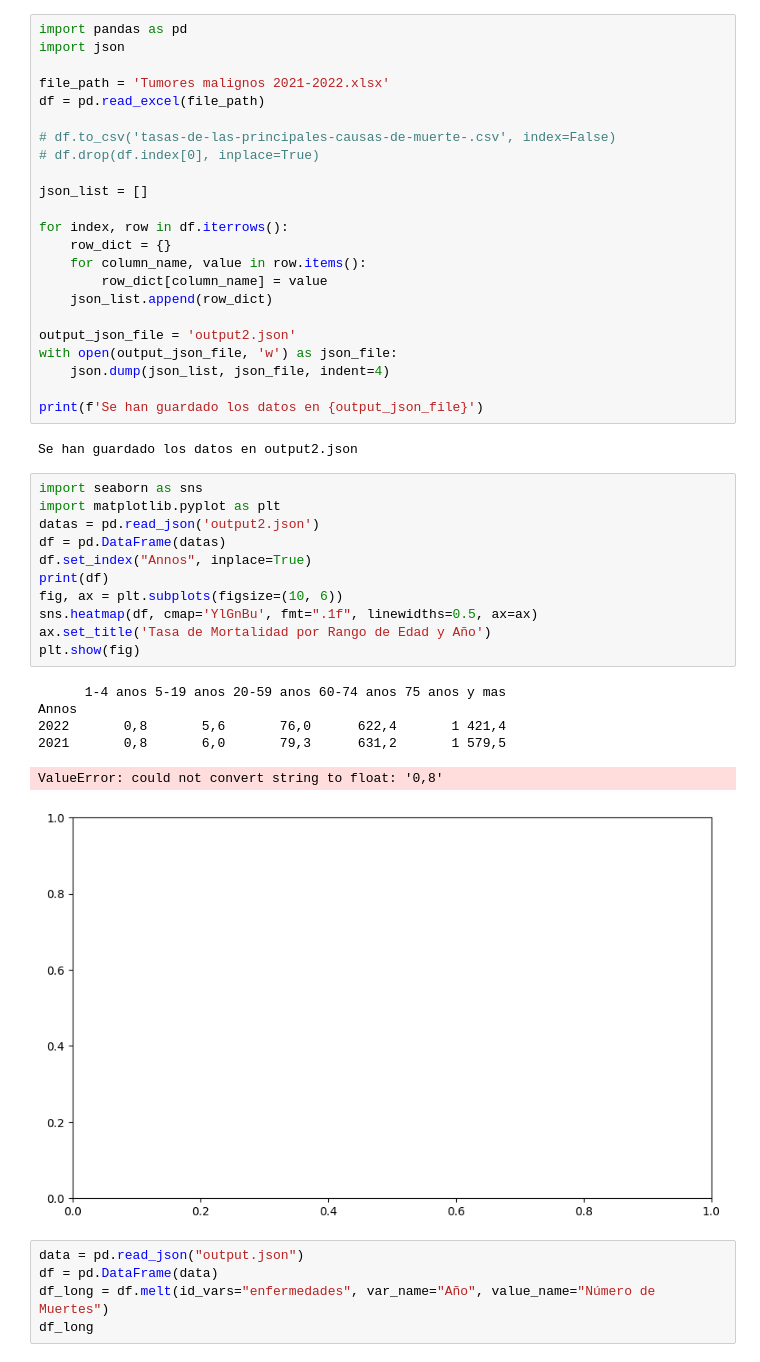
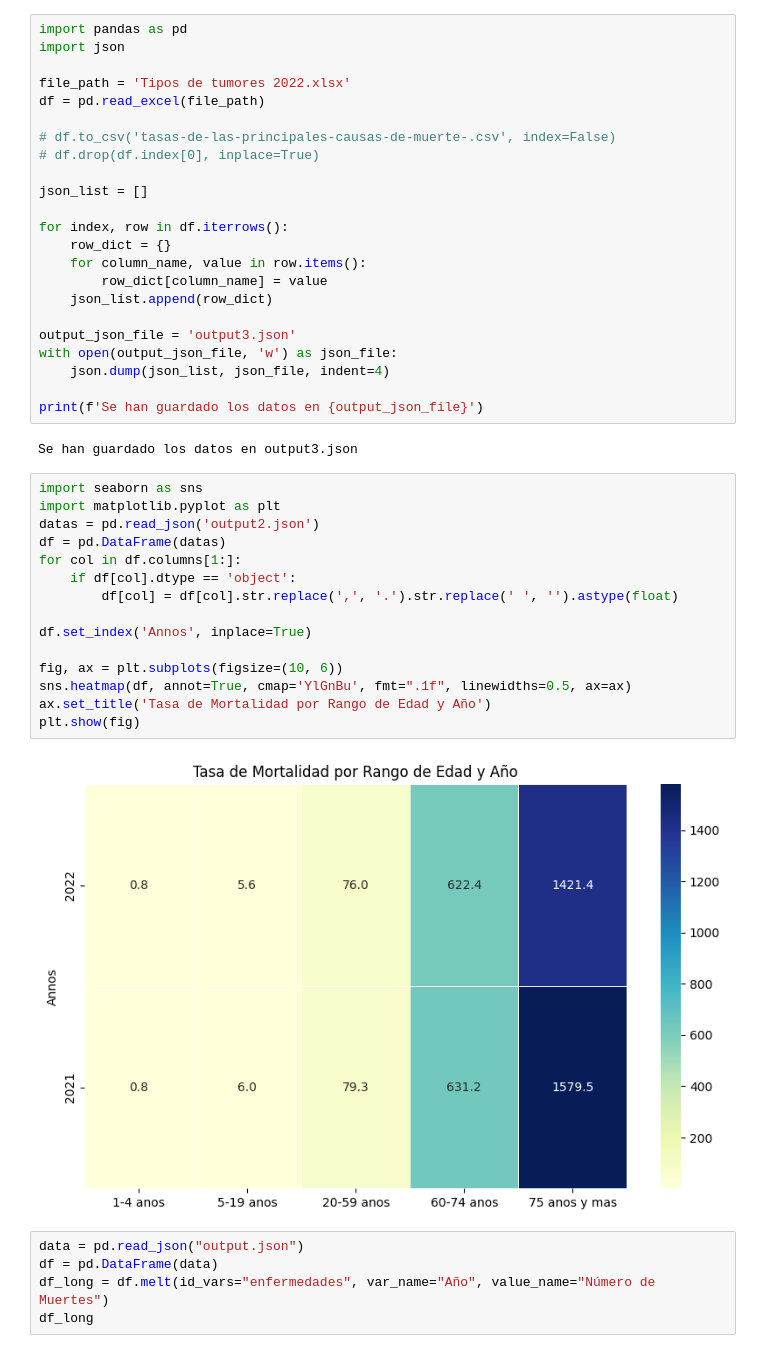
Before and after one commit to vicent-cao02/Principales-Causas-de-Muerte-en-Cuba, a Jupyter notebook: data/processing.ipynb, the cells around one changed output. Drawn from its saved outputs; the diff is of its cells as text.

```diff
--- a/data/processing.ipynb
+++ b/data/processing.ipynb
@@ -2,7 +2,7 @@
 import pandas as pd
 import json
 
-file_path = 'Tumores malignos 2021-2022.xlsx'
+file_path = 'Tipos de tumores 2022.xlsx'
 df = pd.read_excel(file_path)
 
 # df.to_csv('tasas-de-las-principales-causas-de-muerte-.csv', index=False)
@@ -16,31 +16,30 @@ for index, row in df.iterrows():
         row_dict[column_name] = value
     json_list.append(row_dict)
 
-output_json_file = 'output2.json'
+output_json_file = 'output3.json'
 with open(output_json_file, 'w') as json_file:
     json.dump(json_list, json_file, indent=4)
 
 print(f'Se han guardado los datos en {output_json_file}')
 # %% [output]
-Se han guardado los datos en output2.json
+Se han guardado los datos en output3.json
 # %%
 import seaborn as sns
 import matplotlib.pyplot as plt
 datas = pd.read_json('output2.json')
 df = pd.DataFrame(datas)
-df.set_index("Annos", inplace=True)
-print(df)
+for col in df.columns[1:]:
+    if df[col].dtype == 'object':
+        df[col] = df[col].str.replace(',', '.').str.replace(' ', '').astype(float)
+
+df.set_index('Annos', inplace=True)
+
 fig, ax = plt.subplots(figsize=(10, 6))
-sns.heatmap(df, cmap='YlGnBu', fmt=".1f", linewidths=0.5, ax=ax)
+sns.heatmap(df, annot=True, cmap='YlGnBu', fmt=".1f", linewidths=0.5, ax=ax)
 ax.set_title('Tasa de Mortalidad por Rango de Edad y Año')
 plt.show(fig)
 # %% [output]
-      1-4 anos 5-19 anos 20-59 anos 60-74 anos 75 anos y mas
-Annos
-2022       0,8       5,6       76,0      622,4       1 421,4
-2021       0,8       6,0       79,3      631,2       1 579,5
-ValueError: could not convert string to float: '0,8'
-[figure, old version]
+[figure, new version]
 # %%
 data = pd.read_json("output.json")
 df = pd.DataFrame(data)
```
Also changed, not shown: 23 other files.
